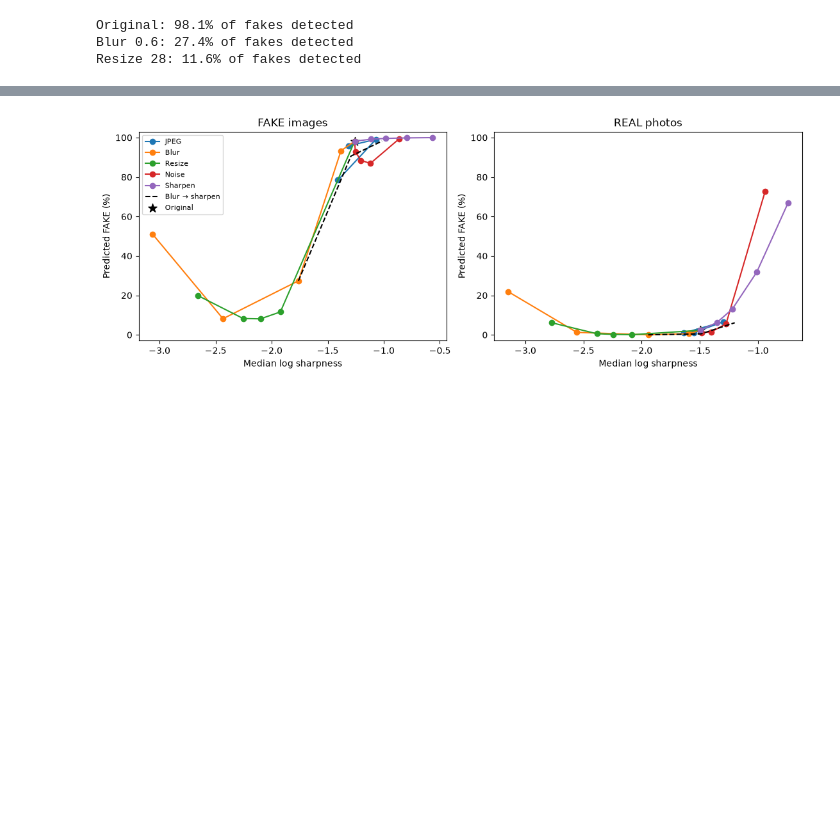
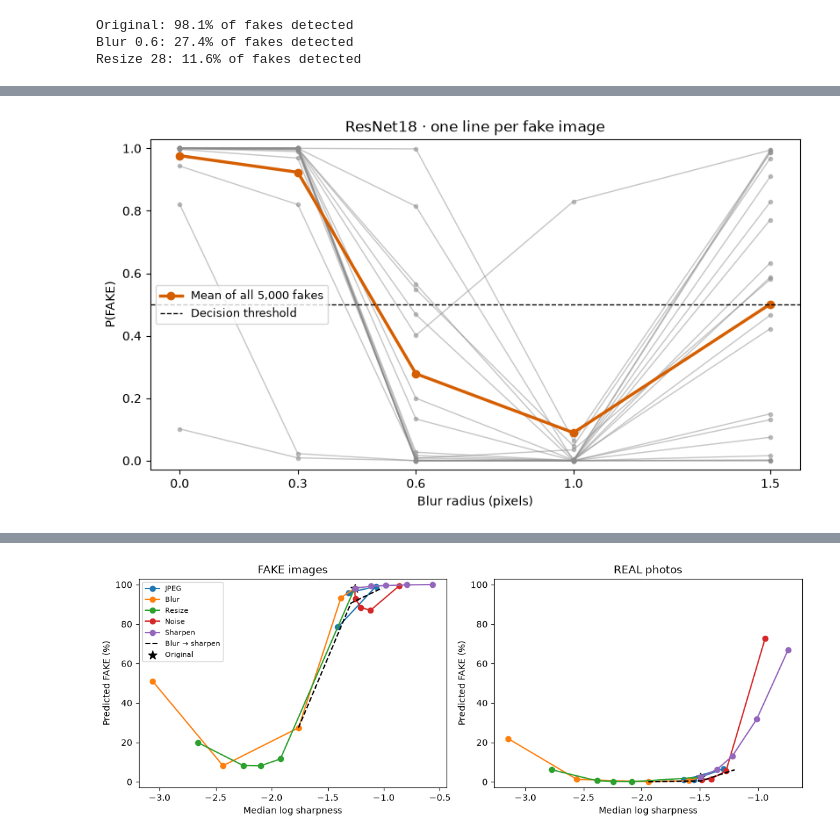
Before and after one commit to adamp-22/kandy, a Jupyter notebook: phase1/03_resnet18_finetuning_and_visualization.ipynb, the cells around one changed output, grey strips where cells are left out. Cells and saved outputs as stored; diff of their text form; code cells hidden in the pictures; blank space fills up the shorter version.

```diff
--- a/phase1/03_resnet18_finetuning_and_visualization.ipynb
+++ b/phase1/03_resnet18_finetuning_and_visualization.ipynb
@@ -358,0 +366,25 @@ from blurred images and adds detail back. Sharpness is measured from pixels, not
+# %%
+# Pick the same 20 fake images for both models so we can compare their reactions.
+blur_indices = h.family_indices(conditions, "Blur")
+blur_strengths = [0] + [conditions[i]["value"] for i in blur_indices[1:]]
+fake_indices = np.flatnonzero(fake_mask)
+rng = np.random.default_rng(2026)
+sampled_fakes = rng.choice(fake_indices, 20, replace=False)
+mean_blur_score = fake_probability[blur_indices][:, fake_mask].mean(axis=1)
+# %%
+# Follow each image through the tested blur strengths, rather than averaging it away.
+fig, ax = plt.subplots(figsize=(8, 4.5), layout="constrained")
+for index in sampled_fakes:
+    ax.plot(blur_strengths, fake_probability[blur_indices, index],
+            color="0.55", alpha=0.5, lw=1, marker=".")
+
+# The average uses every fake image, not just the 20 lines shown here.
+ax.plot(blur_strengths, mean_blur_score, "o-", color=h.FAKE_COLOR,
+        lw=2.5, label="Mean of all 5,000 fakes")
+ax.axhline(0.5, color="black", ls="--", lw=1, label="Decision threshold")
+ax.set(xlabel="Blur radius (pixels)", ylabel="P(FAKE)", xticks=blur_strengths,
+       ylim=(-0.03, 1.03), title=f"{MODEL_NAME} · one line per fake image")
+ax.legend(fontsize=9)
+h.show_plot()
+# %% [output]
+[figure, added]
```
Also changed, not shown: parts of 10 cells of this notebook, 3 other files.
